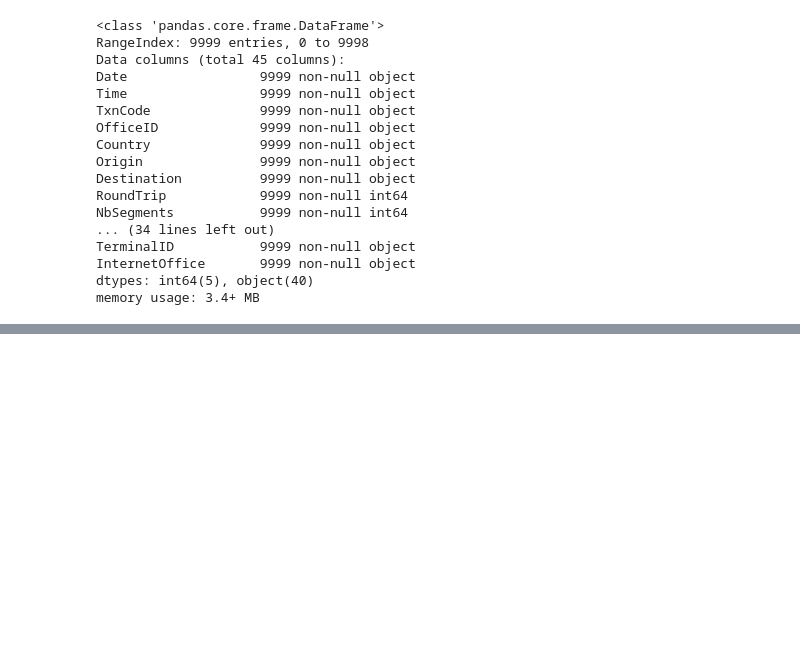
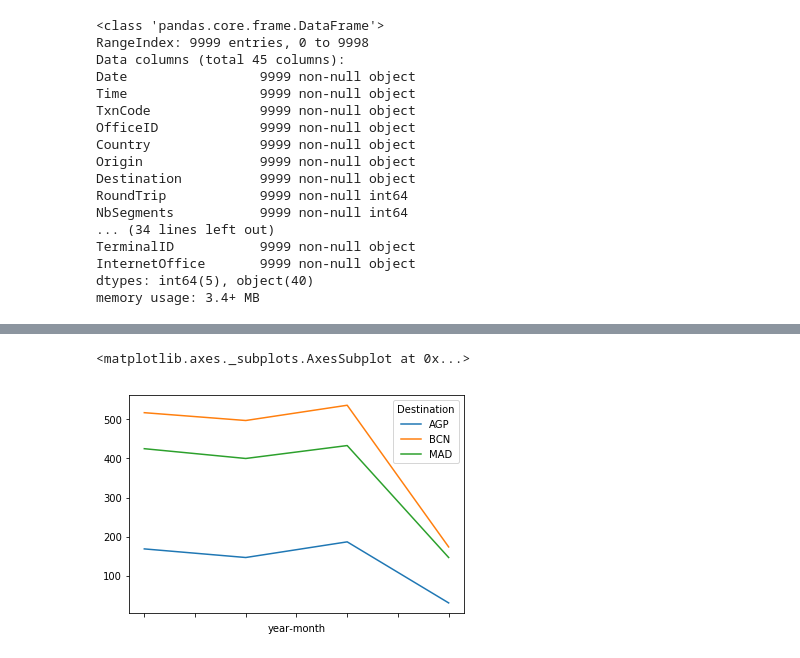
Before and after one commit to macomino/amadeuschallenge, a Jupyter notebook: Amadeus_challenge_2.ipynb, the cells around one changed output, grey strips where cells are left out. Saved outputs shown, nothing was run; the diff lists cells and outputs as text; code cells hidden in the pictures; blank space fills up the shorter version.

```diff
--- a/Amadeus_challenge_2.ipynb
+++ b/Amadeus_challenge_2.ipynb
@@ -62,0 +176,4 @@ memory usage: 3.4+ MB
+# %%
+#A= group.pivot(x, "Destination", y)
+A=group.pivot("year-month", "Destination", "Date")
+A
@@ -62,0 +187,5 @@ memory usage: 3.4+ MB
+# %%
+A.plot()
+# %% [output]
+<matplotlib.axes._subplots.AxesSubplot at 0x...>
+[figure, added]
```
Also changed, not shown: parts of 22 cells of this notebook.
